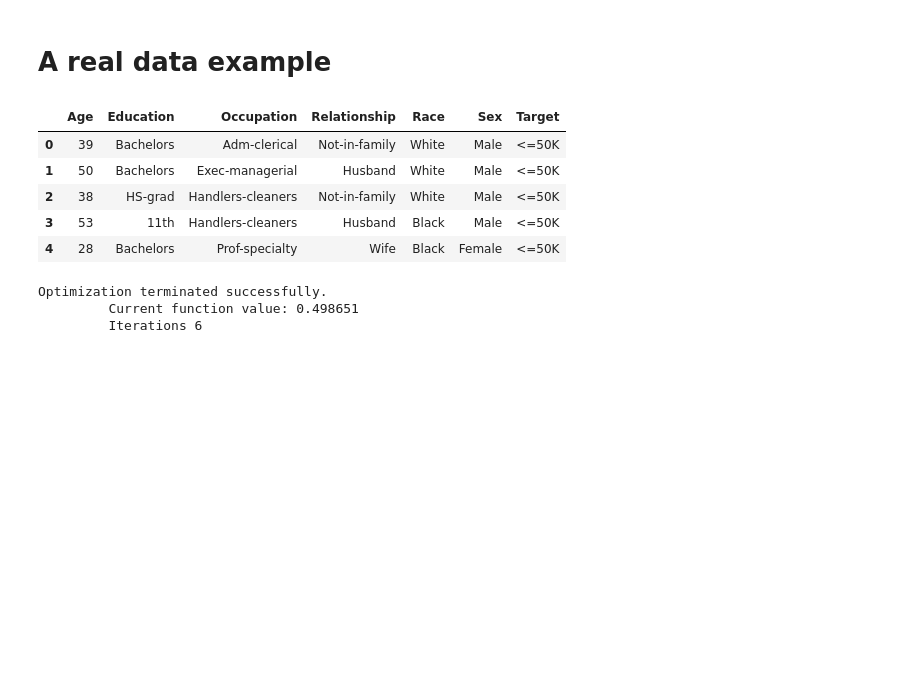
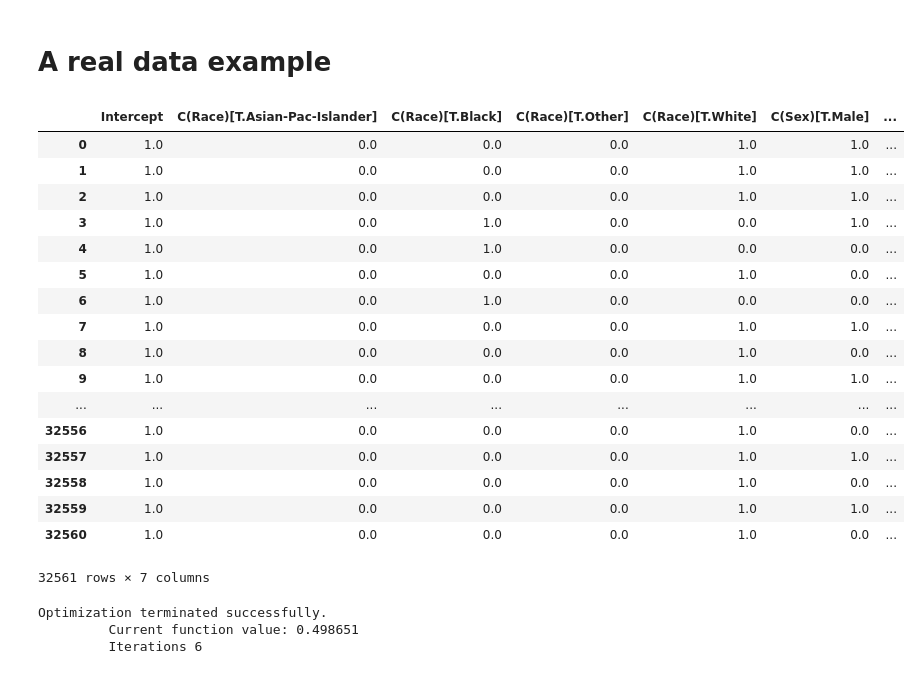
Before and after one commit to keita-dc/dsc-linear-to-logistic-regression-dc-ds-060319, a Jupyter notebook: index.ipynb, the cells around one changed output. Saved outputs shown, nothing was run; the diff lists cells and outputs as text; code cells hidden in the pictures; blank space fills up the shorter version.

```diff
--- a/index.ipynb
+++ b/index.ipynb
@@ -193,15 +193,27 @@ salaries = pd.read_csv("salaries_final.csv", index_col = 0)
 from patsy import dmatrices
 y, X = dmatrices('Target ~ Age  + C(Race) + C(Sex)',
                   salaries, return_type = "dataframe")
-# %%
-salaries.head()
-# %% [output]
-|  | Age | Education | Occupation | Relationship | Race | Sex | Target |
-| 0 | 39 | Bachelors | Adm-clerical | Not-in-family | White | Male | <=50K |
-| 1 | 50 | Bachelors | Exec-managerial | Husband | White | Male | <=50K |
-| 2 | 38 | HS-grad | Handlers-cleaners | Not-in-family | White | Male | <=50K |
-| 3 | 53 | 11th | Handlers-cleaners | Husband | Black | Male | <=50K |
-| 4 | 28 | Bachelors | Prof-specialty | Wife | Black | Female | <=50K |
+# %%
+X
+# %% [output]
+|  | Intercept | C(Race)[T.Asian-Pac-Islander] | C(Race)[T.Black] | C(Race)[T.Other] | C(Race)[T.White] | C(Sex)[T.Male] | ... |
+| 0 | 1.0 | 0.0 | 0.0 | 0.0 | 1.0 | 1.0 | ... |
+| 1 | 1.0 | 0.0 | 0.0 | 0.0 | 1.0 | 1.0 | ... |
+| 2 | 1.0 | 0.0 | 0.0 | 0.0 | 1.0 | 1.0 | ... |
+| 3 | 1.0 | 0.0 | 1.0 | 0.0 | 0.0 | 1.0 | ... |
+| 4 | 1.0 | 0.0 | 1.0 | 0.0 | 0.0 | 0.0 | ... |
+| 5 | 1.0 | 0.0 | 0.0 | 0.0 | 1.0 | 0.0 | ... |
+| 6 | 1.0 | 0.0 | 1.0 | 0.0 | 0.0 | 0.0 | ... |
+| 7 | 1.0 | 0.0 | 0.0 | 0.0 | 1.0 | 1.0 | ... |
+| 8 | 1.0 | 0.0 | 0.0 | 0.0 | 1.0 | 0.0 | ... |
+| 9 | 1.0 | 0.0 | 0.0 | 0.0 | 1.0 | 1.0 | ... |
+| ... | ... | ... | ... | ... | ... | ... | ... |
+| 32556 | 1.0 | 0.0 | 0.0 | 0.0 | 1.0 | 0.0 | ... |
+| 32557 | 1.0 | 0.0 | 0.0 | 0.0 | 1.0 | 1.0 | ... |
+| 32558 | 1.0 | 0.0 | 0.0 | 0.0 | 1.0 | 0.0 | ... |
+| 32559 | 1.0 | 0.0 | 0.0 | 0.0 | 1.0 | 1.0 | ... |
+| 32560 | 1.0 | 0.0 | 0.0 | 0.0 | 1.0 | 0.0 | ... |
+32561 rows × 7 columns
 # %%
 import statsmodels.api as sm
 logit_model = sm.Logit(y.iloc[:,1], X)
```
